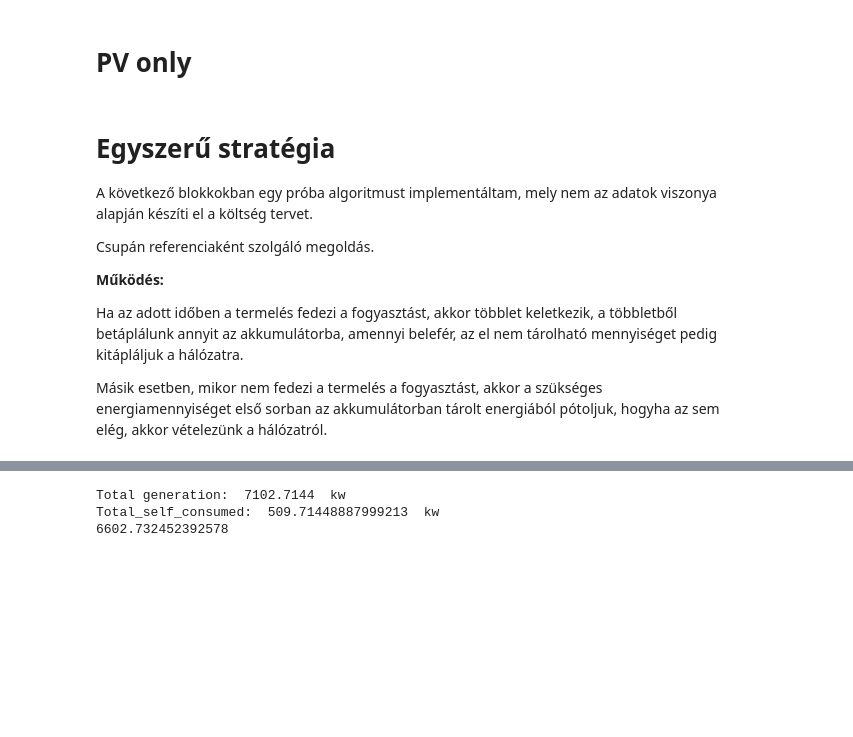
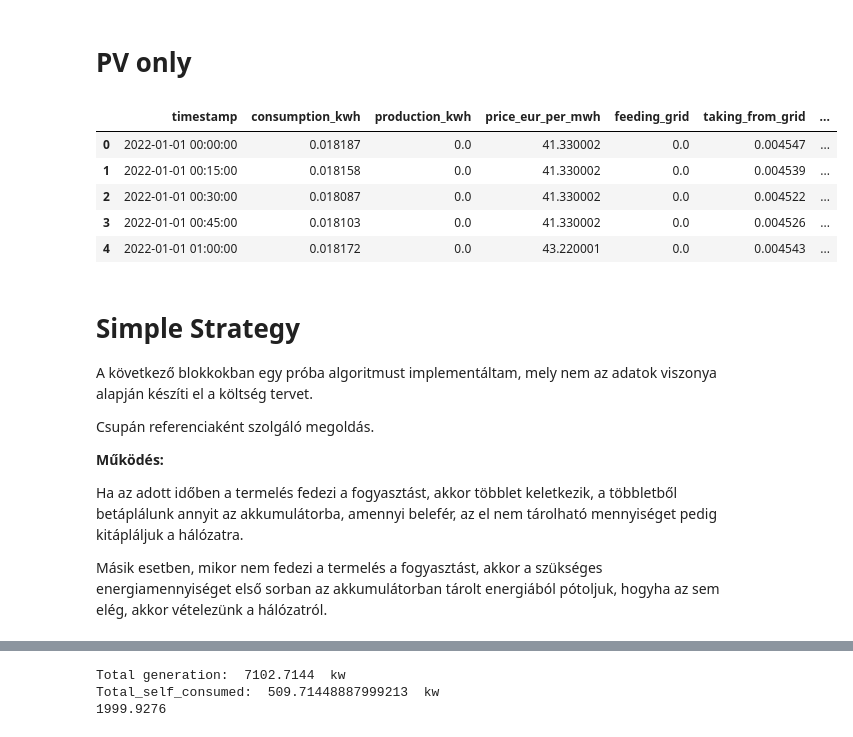
Before and after one commit to TolnaiGergo/EnergyCommunity, a Jupyter notebook: test.ipynb, the cells around one changed output, grey strips where cells are left out. Drawn from its saved outputs; the diff is of its cells as text; code cells hidden in the pictures; blank space fills up the shorter version.

Commit message:
pv strategy

```diff
--- a/test.ipynb
+++ b/test.ipynb
@@ -325,9 +325,22 @@ különböző megvalósításokat igyekszünk összehasonlítani, hogy megállap
 # %% [markdown]
 # PV only
 # %%
-pv = process.
+pv = process.assign(feeding_grid = lambda x: np.where(x['production_kwh'] - x['consumption_kwh'] > 0, (x['production_kwh'] - x['consumption_kwh'])*0.25, 0),
+                    taking_from_grid   = lambda x: np.where(x['consumption_kwh'] - x['production_kwh'] > 0, (x['consumption_kwh'] - x['production_kwh'])*0.25, 0),
+                    sell_price = lambda x: x["feeding_grid"]*x["price_eur_per_mwh"]*0.00025,
+                    buy_price = lambda x: x["taking_from_grid"]*x["price_eur_per_mwh"]*0.00025,
+                    net_revenue = lambda x: x["sell_price"] - x["buy_price"])
+
+pv.head()
+# %% [output]
+|  | timestamp | consumption_kwh | production_kwh | price_eur_per_mwh | feeding_grid | taking_from_grid | ... |
+| 0 | 2022-01-01 00:00:00 | 0.018187 | 0.0 | 41.330002 | 0.0 | 0.004547 | ... |
+| 1 | 2022-01-01 00:15:00 | 0.018158 | 0.0 | 41.330002 | 0.0 | 0.004539 | ... |
+| 2 | 2022-01-01 00:30:00 | 0.018087 | 0.0 | 41.330002 | 0.0 | 0.004522 | ... |
+| 3 | 2022-01-01 00:45:00 | 0.018103 | 0.0 | 41.330002 | 0.0 | 0.004526 | ... |
+| 4 | 2022-01-01 01:00:00 | 0.018172 | 0.0 | 43.220001 | 0.0 | 0.004543 | ... |
 # %% [markdown]
-# Egyszerű stratégia
+# Simple Strategy
 
 A következő blokkokban egy próba algoritmust implementáltam, mely nem az adatok viszonya alapján készíti el a költség tervet.
 
@@ -419,8 +432,8 @@ simple_total_generation = basic_p.assign(generation = lambda x: x['production_kw
 simple_total_self_consumed = basic_p.assign(self_consumed = lambda x: x['production_kwh']*0.25 -x['feeding_grid'])['self_consumed'].sum()
 print("Total generation: ",simple_total_generation, " kw")
 print("Total_self_consumed: ", simple_total_self_consumed, " kw")
-print(basic_p['production_kwh'].sum()*0.25 - basic_p['consumption_kwh'].sum()*0.25)
+print(basic_p['consumption_kwh'].sum())
 # %% [output]
 Total generation:  7102.7144  kw
 Total_self_consumed:  509.71448887999213  kw
-6602.732452392578
+1999.9276
```
